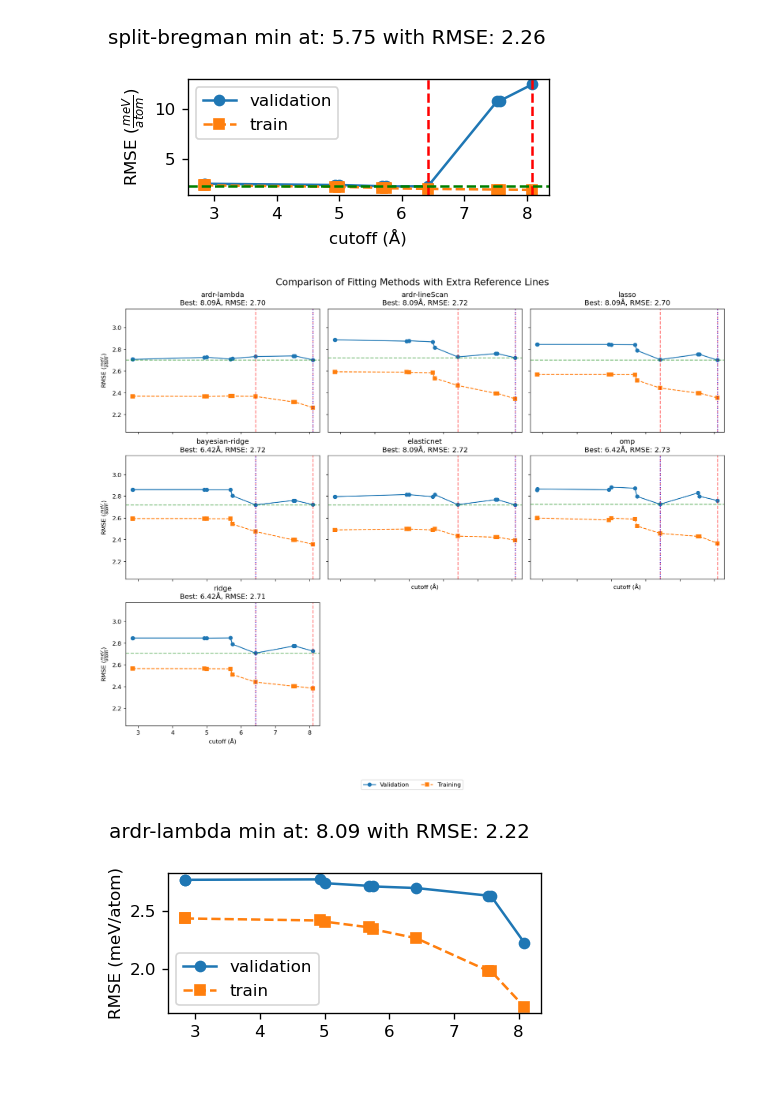
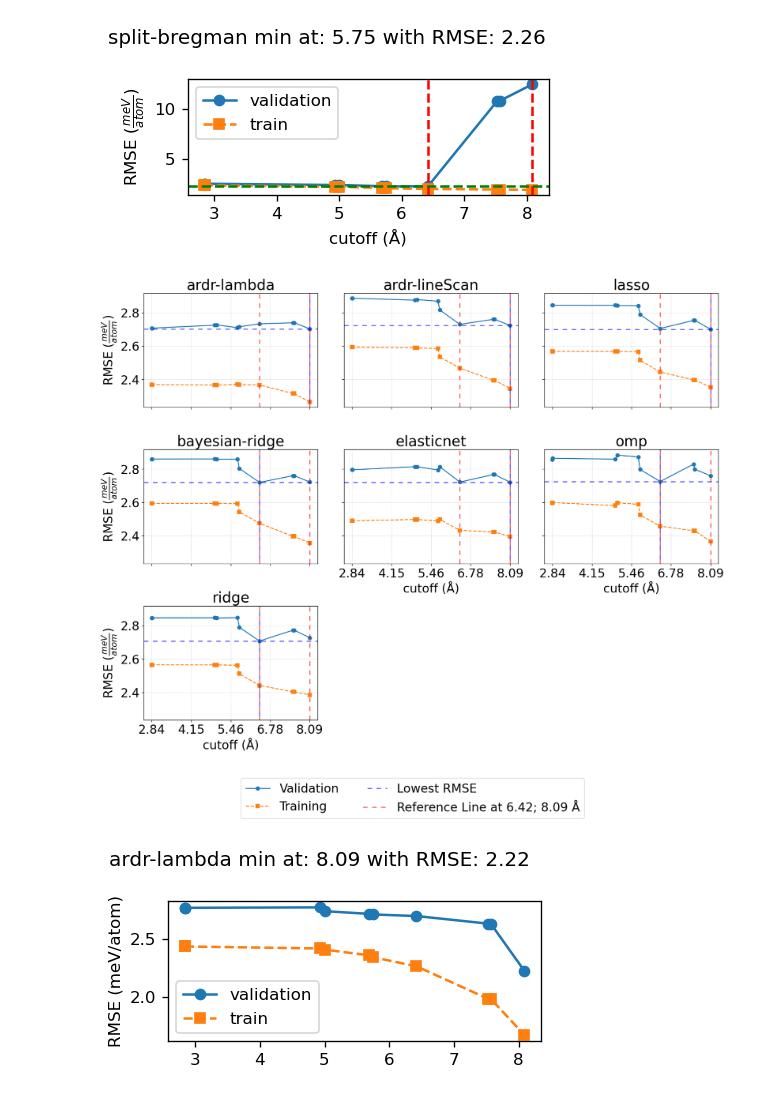
Before and after one commit to JohnLawrenceWargrave/jupyter_for_ARL, a Jupyter notebook: plot_cutoff_file.ipynb, the cells around one changed output. Cells and saved outputs as stored; diff of their text form; code cells hidden in the pictures.

Commit message:
new idea to plot with given formula

```diff
--- a/plot_cutoff_file.ipynb
+++ b/plot_cutoff_file.ipynb
@@ -6,12 +6,12 @@ import matplotlib.pyplot as plt
 from matplotlib.backends.backend_pdf import PdfPages
 # %%
 #define Paths and fileNames
-model_name = 'titanTS'
-cutoff_kind = '3'
+model_name = 'explicitTS'
+cutoff_kind = '2'
 # %% [markdown]
 ### Reading Data
 # %%
-file = open(f'/nfshome/winkelmann/ARL/save/{model_name}TS_data/cutoffs_{cutoff_kind}_{model_name}_fit','r') #edit for plotting over right cutoff
+file = open(f'/nfshome/winkelmann/ARL/save/{cutoff_kind}TS_data/cutoffs_{cutoff_kind}_{cutoff_kind}_fit','r') #edit for plotting over right cutoff
 file.readline()
 lines = file.readlines()
 file.close()
@@ -243,14 +227,0 @@ pdf.close()
-# %%
-sns.set_theme(style="whitegrid", context='paper')
-graphic = sns.FacetGrid(all_data, col="model", sharey=True, sharex=True)
-graphic.map(sns.pointplot, "cutoff", "validation", marker="o", color='blue', order=all_data['cutoff'].sort_values().unique(), label='Validation')
-graphic.map(sns.pointplot, "cutoff", "train", marker="o", color='orange', order=all_data['cutoff'].sort_values().unique(), label='Train')
-for ax in graphic.axes.flat:
-    # Get current x-axis limits
-    x_min, x_max = ax.get_xlim()
-    # Create 5 evenly spaced ticks
-    ax.set_xticks(np.linspace(x_min, x_max, 5))
-graphic.set_axis_labels("cutoff (Å)", r"RMSE ($\frac{meV}{atom}$)")
-plt.legend()
-plt.tight_layout()
-graphic.savefig(f'/nfshome/winkelmann/ARL/save/cutoff_comparison_{algorithm}.png', bbox_inches='tight')
@@ -335,33 +408,21 @@ for fit_method in fit_methods:
 [figure]
 [figure]
 # %%
-# Create a single figure with shared axes for all fit methods
+# Create a single figure with shared axes for all fit methods and lines
 conv = 1000
 
 # justr the fit methods I want to fit
 fit_methods = ['ardr-lambda', 'ardr-lineScan', 'lasso', 'bayesian-ridge', 'elasticnet', 'omp',
-            'ridge']
-
-# Determine global min/max for consistent axis scaling
-all_validation_values = []
-all_train_values = []
-all_cutoffs = []
-
-for fit_method in fit_methods:
-    df = pd.DataFrame(data[fit_method])
-    all_validation_values.extend(df['validation'] * conv)
-    all_train_values.extend(df['train'] * conv)
-    all_cutoffs.extend(df['cutoff'])
-
-y_min = min(min(all_validation_values), min(all_train_values)) * 0.9
-y_max = max(max(all_validation_values), max(all_train_values)) * 1.1
-x_min = min(all_cutoffs) - 0.2
-x_max = max(all_cutoffs) + 0.2
+               'ridge']
+# not used for fit_method in fit_methods: ['rfe', 'least-squares', 'split-bregman']
 
 # Calculate number of rows needed (maximum 3 plots per row)
 num_methods = len(fit_methods)
 num_cols = min(3, num_methods)
 num_rows = (num_methods + num_cols - 1) // num_cols  # Ceiling division
+
+#change Font size
+plt.rcParams.update({'font.size': 20})
 
 # Create a figure with subplots - organizing methods in rows of 3
 fig, axes = plt.subplots(num_rows, num_cols, figsize=(5*num_cols, 4*num_rows), dpi=120,
@@ -378,53 +439,59 @@ for i, fit_method in enumerate(fit_methods):
     ax.plot(df.cutoff, conv * df.validation, '-o', label='validation')
     ax.plot(df.cutoff, conv * df.train, '--s', label='train')
 
-    # Add extra lines
-    ax.axvline(x=6.42, color='r', linestyle='--', alpha=0.5)
-    ax.axvline(x=8.09, color='r', linestyle='--', alpha=0.5)
-    ax.axhline(y=df.validation.min()*conv, color='g', linestyle='--', alpha=0.5)
-
     # Add best cutoff point marker
     best_cutoff = df.cutoff[df.validation.idxmin()]
-    ax.axvline(x=best_cutoff, color='blue', linestyle=':', alpha=0.7)
+    ax.axvline(x=best_cutoff, color='b', linestyle=(5, (5, 5)), alpha=0.7, label='Lowest RMSE')
+
+    # Add extra lines
+    ax.axvline(x=6.42, color='r', linestyle=(0, (5, 5)), alpha=0.7, label='Reference Line at 6.42 Å')
+    ax.axvline(x=8.09, color='r', linestyle=(0, (5, 5)), alpha=0.7, label='Reference Line at 8.09 Å')
+    ax.axhline(y=df.validation.min()*conv, color='b', linestyle=(0, (5, 5)), alpha=0.7, label='Lowest RMSE')
 
     # Set title and labels
-    ax.set_title(f'{fit_method}\nBest: {best_cutoff:.2f}Å, RMSE: {df.validation.min()*conv:.2f}')
+    ax.set_title(f'{fit_method}')
 
     # Set y-label for the first subplot in each row
     if i % num_cols == 0:
         ax.set_ylabel(r'RMSE ($\frac{meV}{atom}$)')
 
     # Set x-label for all subplots in the bottom row
     if i >= num_methods - num_cols or num_methods <= num_cols:
         ax.set_xlabel('cutoff (Å)')
 
     # Set axis limits
-    ax.set_ylim(y_min, y_max)
-    ax.set_xlim(x_min, x_max)
+    x_ticks = np.linspace(df.cutoff.min(), df.cutoff.max(), 5)
+    ax.set_xticks(x_ticks)
+    ax.set_xticklabels([f'{tick:.2f}' for tick in x_ticks])
+
+    ax.grid(True, which='both', axis='both', linestyle=':', linewidth=0.5)
+
+    index = fit_methods.index(fit_method)
+    if (index >= num_methods - num_cols):
+        # You can add special text or formatting for these bottom plots
+        # Example: Add cutoff values as text below the x-axis
+        ax.tick_params(axis='x', bottom=True, top=False, labelbottom=True)
 
 # Hide unused subplots if any
 for i in range(num_methods, num_rows * num_cols):
     if i < len(axes_flat):
         axes_flat[i].set_visible(False)
 
 # Create a single legend for the entire figure
 handles, labels = axes_flat[0].get_legend_handles_labels()
-legend_labels = ['Validation', 'Training', 'Reference Line (6.42Å)', 'Reference Line (8.09Å)', 'Min RMSE']
-fig.legend(handles[:2], legend_labels[:2], loc='upper center', bbox_to_anchor=(0.5, 0), ncol=2)
+legend_labels = ['Validation', 'Training', 'Lowest RMSE', 'Reference Line at 6.42; 8.09 Å']
+fig.legend(legend_labels[:5], loc='upper center', bbox_to_anchor=(0.5, 0), ncol=2)
 
 # Adjust layout
 plt.tight_layout()
 fig.subplots_adjust(top=0.92, bottom=0.1)
 
-# Add a common title
-fig.suptitle('Comparison of Fitting Methods with Extra Reference Lines', fontsize=16, y=0.98)
-
 # Save the figure
-fig.savefig('/nfshome/winkelmann/ARL/save/titanTS_data/cutoff_titanTS_png_plots/all_methods_comparison.png',
+fig.savefig(f'/nfshome/winkelmann/ARL/save/{model_name}_data/cutoff_{model_name}_png_plots/all_methods_comparison.png',
            dpi=300, bbox_inches='tight')
 plt.show()
 # %% [output]
-[figure, old version]
+[figure, new version]
 # %%
 #with cutoff subgroups
 conv = 1000
```
Also changed, not shown: parts of 15 cells of this notebook, 5 other files.
